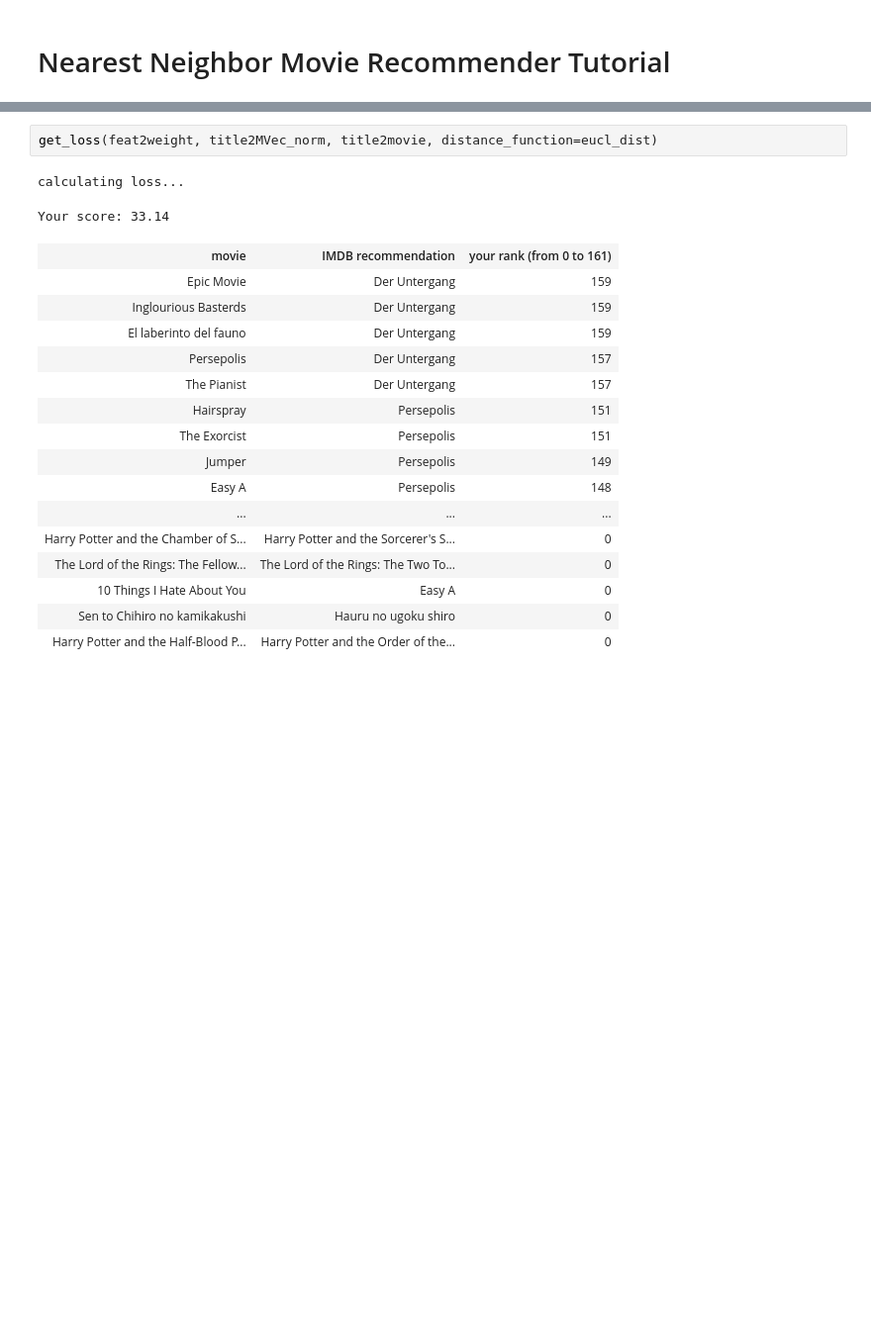
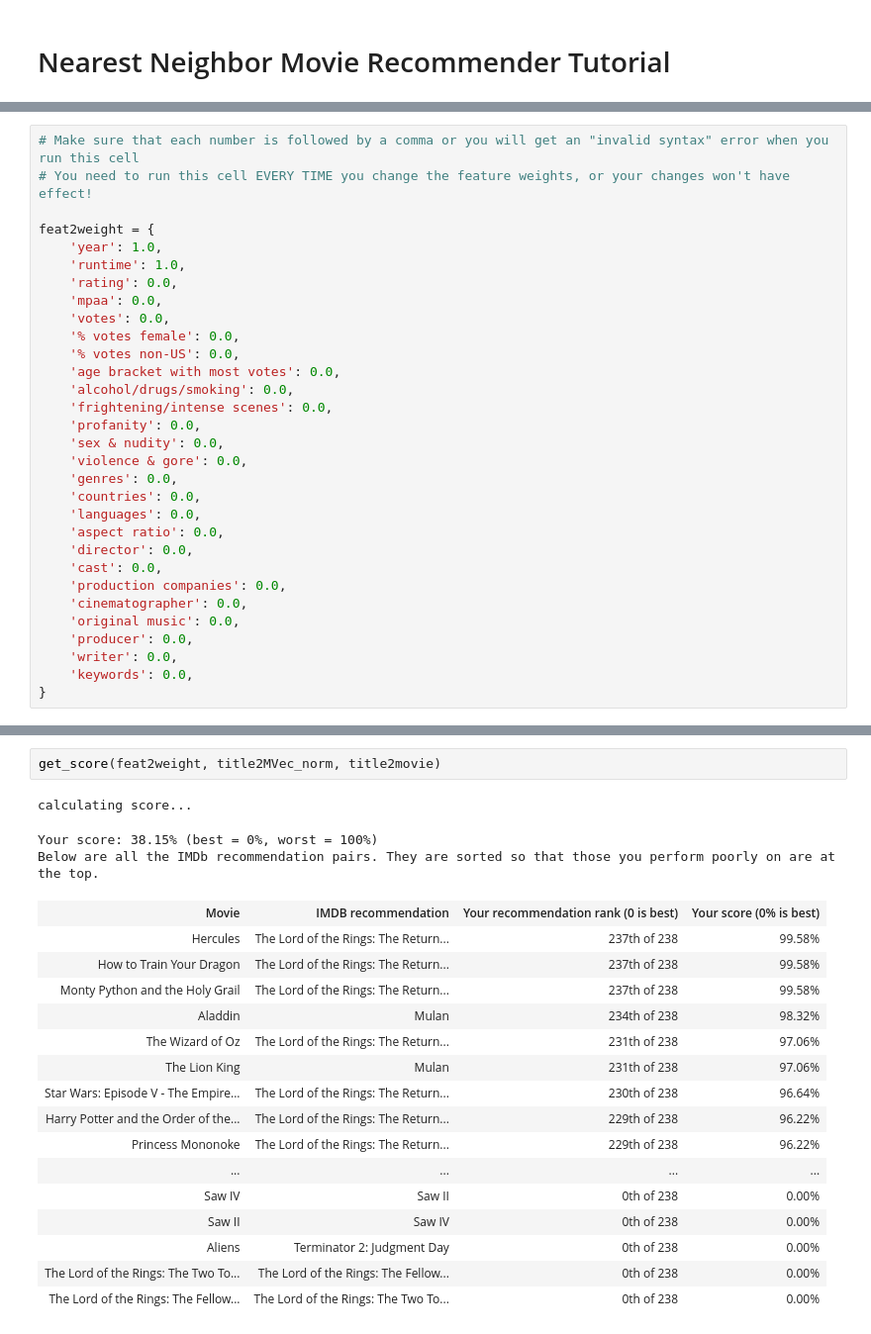
Before and after one commit to abisee/movie-recommender, a Jupyter notebook: movie-recommender.ipynb, the cells around one changed output, grey strips where cells are left out. Shown at 99% size. Drawn from its saved outputs; the diff is of its cells as text; blank space fills up the shorter version.

```diff
--- a/movie-recommender.ipynb
+++ b/movie-recommender.ipynb
@@ -42,0 +33,31 @@ To check the quality of your recommendations on the entire dataset, you can run
+# %%
+# Make sure that each number is followed by a comma or you will get an "invalid syntax" error when you run this cell
+# You need to run this cell EVERY TIME you change the feature weights, or your changes won't have effect!
+
+feat2weight = {
+    'year': 1.0,
+    'runtime': 1.0,
+    'rating': 0.0,
+    'mpaa': 0.0,
+    'votes': 0.0,
+    '% votes female': 0.0,
+    '% votes non-US': 0.0,
+    'age bracket with most votes': 0.0,
+    'alcohol/drugs/smoking': 0.0,
+    'frightening/intense scenes': 0.0,
+    'profanity': 0.0,
+    'sex & nudity': 0.0,
+    'violence & gore': 0.0,
+    'genres': 0.0,
+    'countries': 0.0,
+    'languages': 0.0,
+    'aspect ratio': 0.0,
+    'director': 0.0,
+    'cast': 0.0,
+    'production companies': 0.0,
+    'cinematographer': 0.0,
+    'original music': 0.0,
+    'producer': 0.0,
+    'writer': 0.0,
+    'keywords': 0.0,
+}
@@ -43,21 +91,22 @@ To check the quality of your recommendations on the entire dataset, you can run
 # %%
-get_loss(feat2weight, title2MVec_norm, title2movie, distance_function=eucl_dist)
+get_score(feat2weight, title2MVec_norm, title2movie)
 # %% [output]
-calculating loss...
+calculating score...
-Your score: 33.14
+Your score: 38.15% (best = 0%, worst = 100%)
+Below are all the IMDb recommendation pairs. They are sorted so that those you perform poorly on are at the top.
-| movie | IMDB recommendation | your rank (from 0 to 161) |
-| Epic Movie | Der Untergang | 159 |
-| Inglourious Basterds | Der Untergang | 159 |
-| El laberinto del fauno | Der Untergang | 159 |
-| Persepolis | Der Untergang | 157 |
-| The Pianist | Der Untergang | 157 |
-| Hairspray | Persepolis | 151 |
-| The Exorcist | Persepolis | 151 |
-| Jumper | Persepolis | 149 |
-| Easy A | Persepolis | 148 |
-| ... | ... | ... |
-| Harry Potter and the Chamber of S... | Harry Potter and the Sorcerer's S... | 0 |
-| The Lord of the Rings: The Fellow... | The Lord of the Rings: The Two To... | 0 |
-| 10 Things I Hate About You | Easy A | 0 |
-| Sen to Chihiro no kamikakushi | Hauru no ugoku shiro | 0 |
-| Harry Potter and the Half-Blood P... | Harry Potter and the Order of the... | 0 |
+| Movie | IMDB recommendation | Your recommendation rank (0 is best) | Your score (0% is best) |
+| Hercules | The Lord of the Rings: The Return... | 237th of 238 | 99.58% |
+| How to Train Your Dragon | The Lord of the Rings: The Return... | 237th of 238 | 99.58% |
+| Monty Python and the Holy Grail | The Lord of the Rings: The Return... | 237th of 238 | 99.58% |
+| Aladdin | Mulan | 234th of 238 | 98.32% |
+| The Wizard of Oz | The Lord of the Rings: The Return... | 231th of 238 | 97.06% |
+| The Lion King | Mulan | 231th of 238 | 97.06% |
+| Star Wars: Episode V - The Empire... | The Lord of the Rings: The Return... | 230th of 238 | 96.64% |
+| Harry Potter and the Order of the... | The Lord of the Rings: The Return... | 229th of 238 | 96.22% |
+| Princess Mononoke | The Lord of the Rings: The Return... | 229th of 238 | 96.22% |
+| ... | ... | ... | ... |
+| Saw IV | Saw II | 0th of 238 | 0.00% |
+| Saw II | Saw IV | 0th of 238 | 0.00% |
+| Aliens | Terminator 2: Judgment Day | 0th of 238 | 0.00% |
+| The Lord of the Rings: The Two To... | The Lord of the Rings: The Fellow... | 0th of 238 | 0.00% |
+| The Lord of the Rings: The Fellow... | The Lord of the Rings: The Two To... | 0th of 238 | 0.00% |
```
Also changed, not shown: parts of 8 cells of this notebook, 5 other files.
